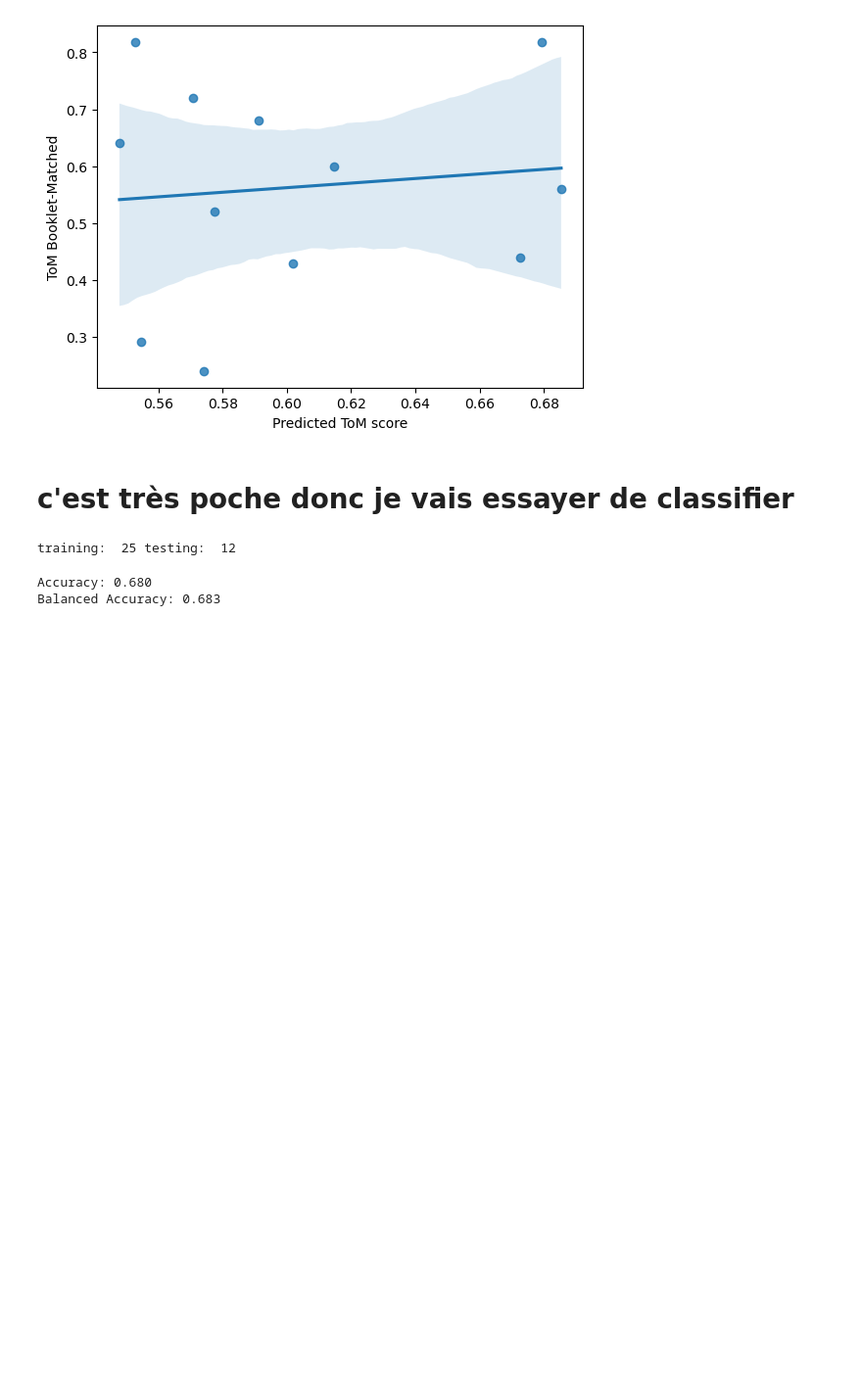
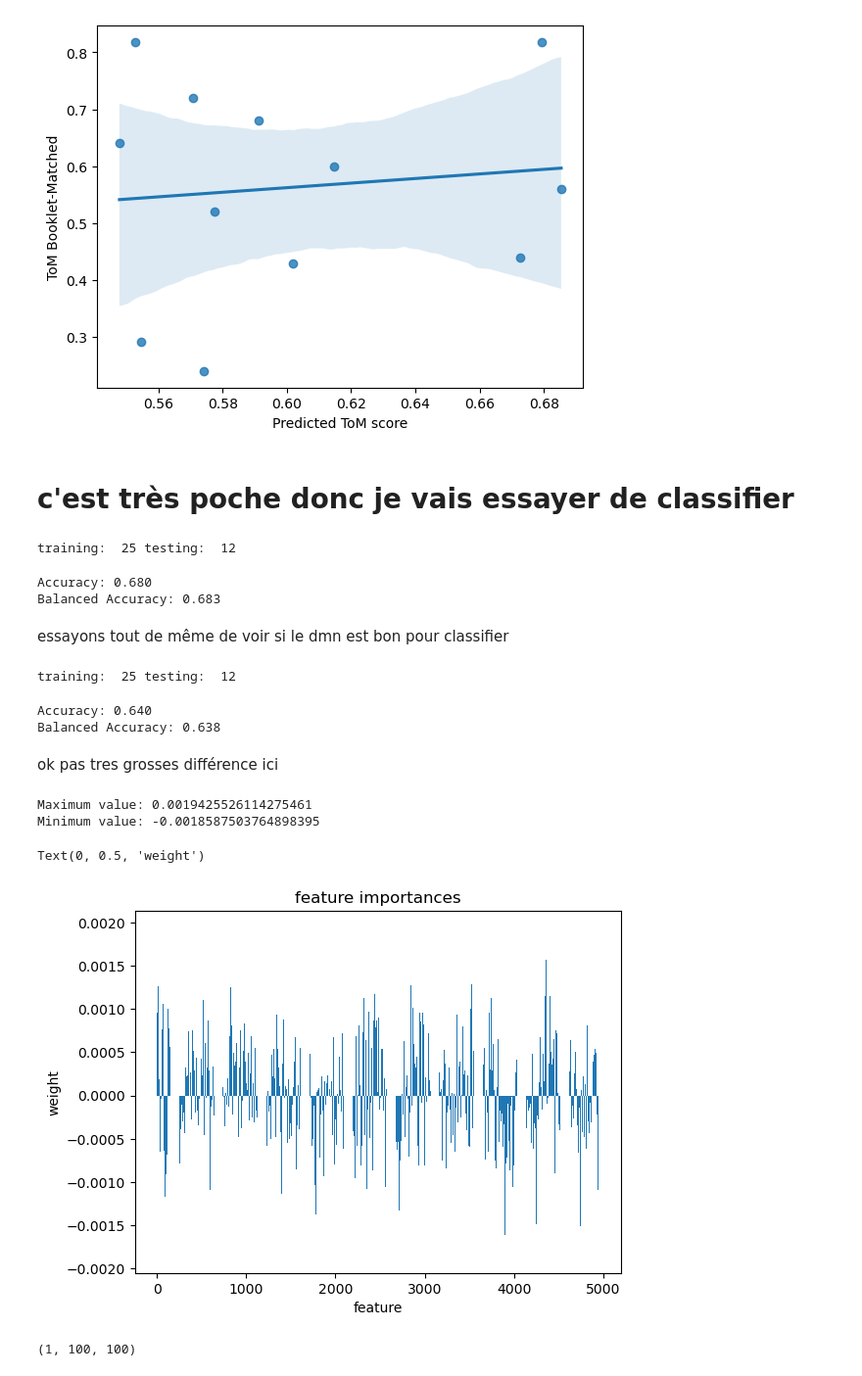
Before and after one commit to psy3019-6973-2026/Naomie_Unveiling_children_ToM_with_rsfmri, a Jupyter notebook: Rioux_recreation_ToM.ipynb, the cells around one changed output. Shown at 98% size. Saved outputs shown, nothing was run; the diff lists cells and outputs as text; code cells hidden in the pictures; blank space fills up the shorter version.

```diff
--- a/Rioux_recreation_ToM.ipynb
+++ b/Rioux_recreation_ToM.ipynb
@@ -762,3 +764,62 @@ print(f"Balanced Accuracy: {balanced_accuracy_score(y_train, y_pred):.3f}")
 # %% [output]
 Accuracy: 0.680
 Balanced Accuracy: 0.683
+# %% [markdown]
+essayons tout de même de voir si le dmn est bon pour classifier
+# %%
+from sklearn.svm import SVC
+
+X_train, X_val, y_train, y_val = train_test_split(
+    X_features_dmn, # x
+    y_ToM_class, # y
+    test_size = 0.3,
+    shuffle = True,  # shuffle dataset before splitting
+    stratify = ToM_class, # keep distribution of ToMclass consistent b/t train and test sets
+    random_state = 123
+)
+
+print('training: ', len(X_train),
+   'testing: ', len(X_val))
+# %% [output]
+training:  25 testing:  12
+# %%
+from sklearn.preprocessing import StandardScaler
+from sklearn.pipeline import Pipeline
+from sklearn.model_selection import cross_val_predict
+from sklearn.metrics import accuracy_score, balanced_accuracy_score
+
+pipeline = Pipeline([
+    ('scaler', StandardScaler()),
+    ('svc', SVC(kernel='linear'))
+])
+
+y_pred = cross_val_predict(pipeline, X_train, y_train, cv=5)
+
+print(f"Accuracy: {accuracy_score(y_train, y_pred):.3f}")
+print(f"Balanced Accuracy: {balanced_accuracy_score(y_train, y_pred):.3f}")
+# %% [output]
+Accuracy: 0.640
+Balanced Accuracy: 0.638
+# %% [markdown]
+ok pas tres grosses différence ici
+# %%
+# Access the feature importances used by the model
+l_svr.coef_
+
+print("Maximum value:", np.max(l_svr.coef_))
+print("Minimum value:", np.min(l_svr.coef_))
+
+# Plot the weights to see the distribution
+plt.bar(range(l_svr.coef_.shape[-1]), l_svr.coef_[0])
+plt.title('feature importances')
+plt.xlabel('feature')
+plt.ylabel('weight')
+# %% [output]
+Maximum value: 0.0019425526114275461
+Minimum value: -0.0018587503764898395
+Text(0, 0.5, 'weight')
+[figure, added]
+# %%
+correlation_measure.inverse_transform(l_svr.coef_).shape
+# %% [output]
+(1, 100, 100)
```
Also changed, not shown: parts of 21 cells of this notebook, 1 other file.
